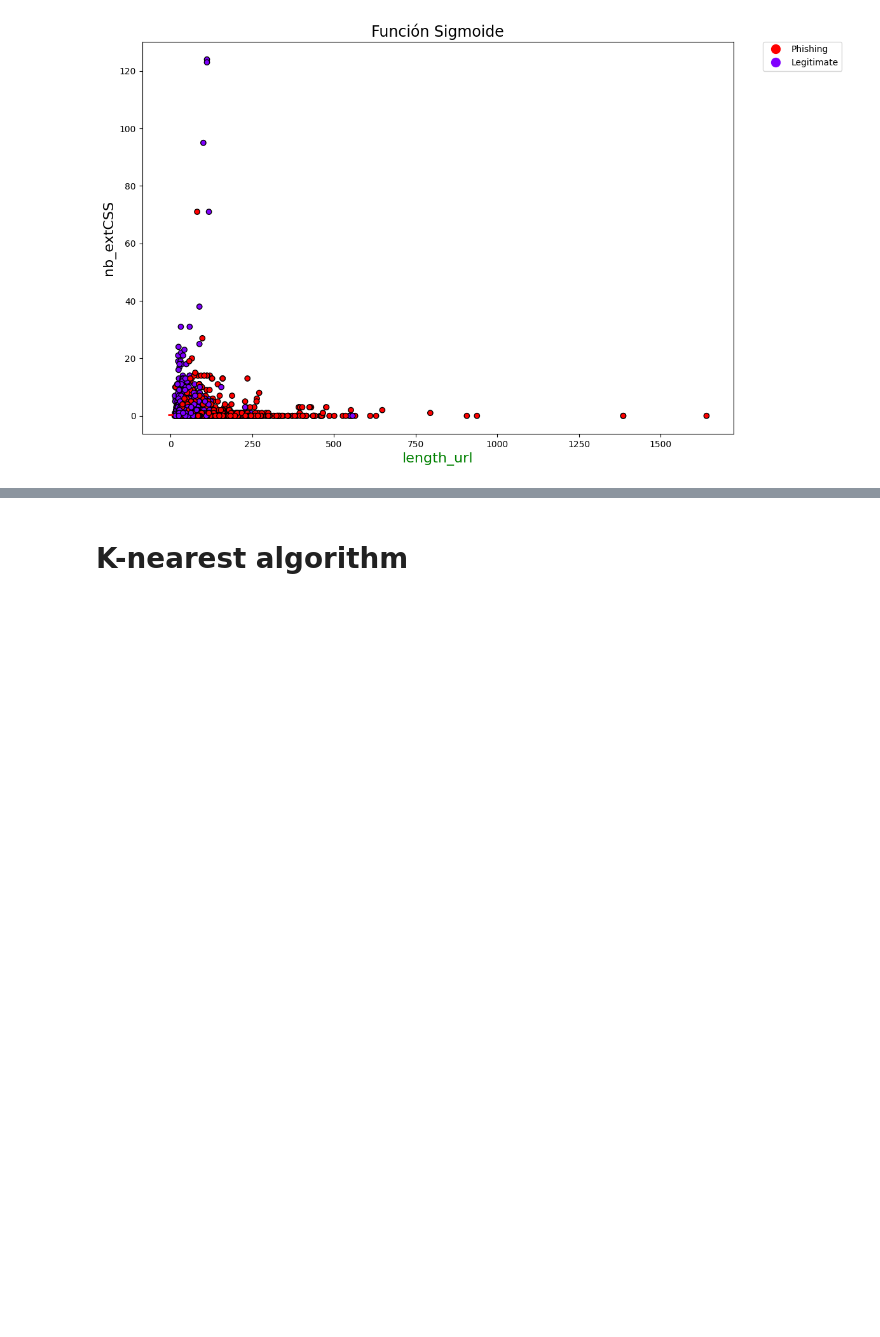
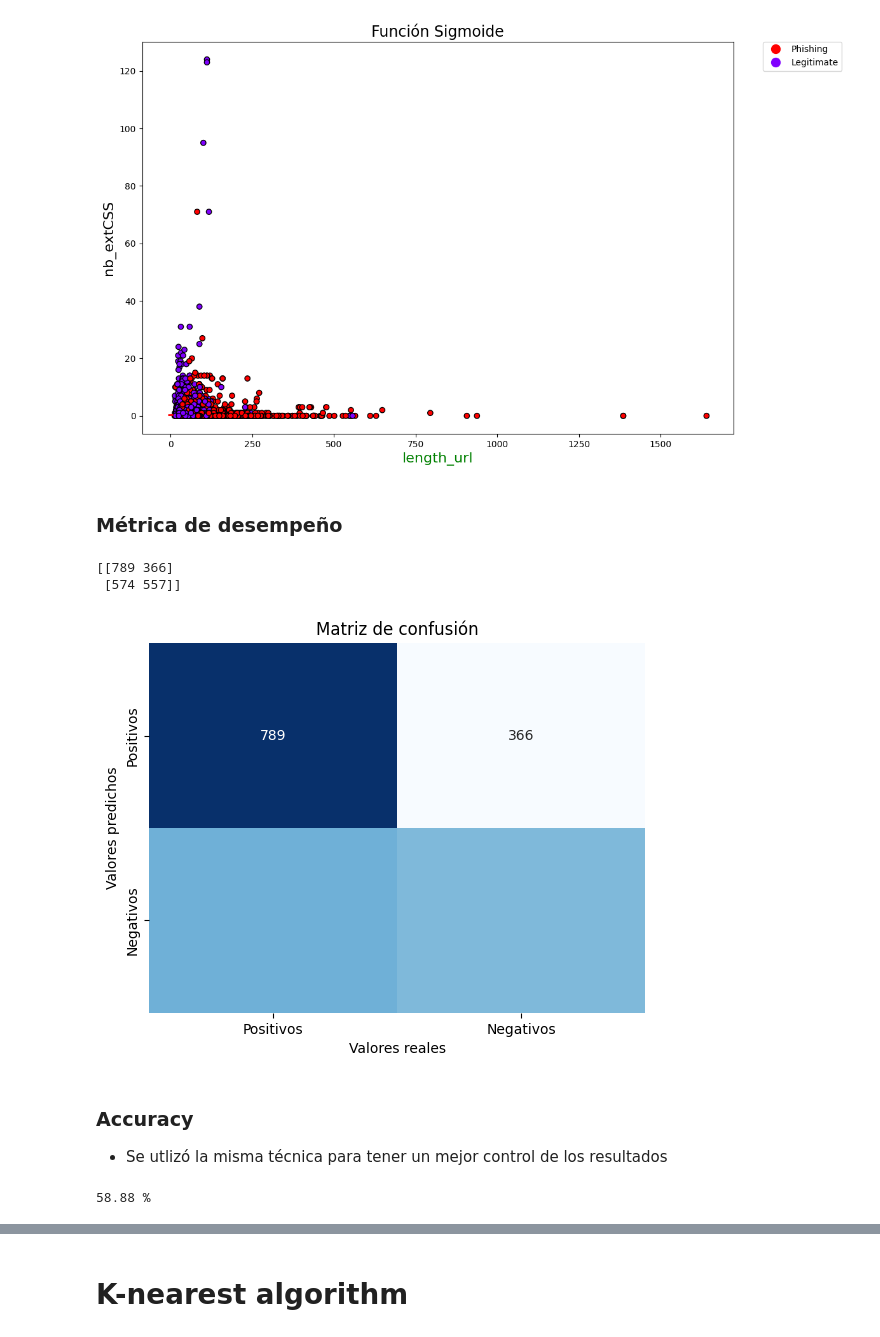
Before and after one commit to angelcast2002/Lab01-IA, a Jupyter notebook: lab01.ipynb, the cells around one changed output, grey strips where cells are left out. Drawn from its saved outputs; the diff is of its cells as text; code cells hidden in the pictures; blank space fills up the shorter version.

```diff
--- a/lab01.ipynb
+++ b/lab01.ipynb
@@ -272,3 +305,28 @@ plt.ylabel('nb_extCSS', fontsize=16)
 plt.show()
 # %% [output]
 [figure]
+# %% [markdown]
+### Métrica de desempeño
+# %%
+cm = confusion_matrix(y_test, prediction)
+print(cm)
+
+# graficar la matriz de confusión
+sns.heatmap(cm, annot=cm, fmt='d',cmap="Blues", cbar=False, xticklabels=['Positivos', 'Negativos'], yticklabels=['Positivos', "Negativos"])
+plt.title('Matriz de confusión')
+plt.xlabel('Valores reales')
+plt.ylabel('Valores predichos')
+
+plt.show()
+# %% [output]
+[[789 366]
+ [574 557]]
+[figure, added]
+# %% [markdown]
+### Accuracy
+- Se utlizó la misma técnica para tener un mejor control de los resultados
+# %%
+acurracy = (cm[0,0]+cm[1,1])/cm.sum()
+print((acurracy * 100).round(2), "%")
+# %% [output]
+58.88 %
```
Also changed, not shown: parts of 11 cells of this notebook.
